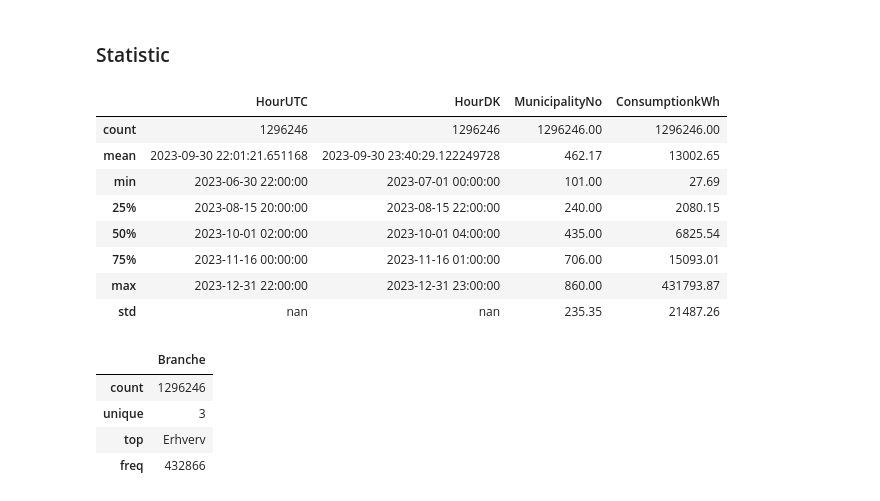
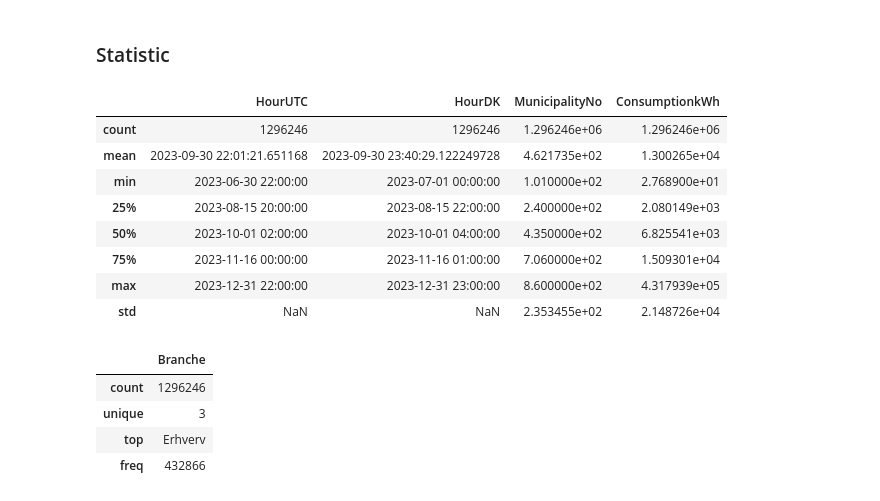
Before and after one commit to JohnPPinto/energy-consumption-forecasting, a Jupyter notebook: notebooks/02_data_cleaning_eda.ipynb, the cells around one changed output. Drawn from its saved outputs; the diff is of its cells as text; code cells hidden in the pictures.

```diff
--- a/notebooks/02_data_cleaning_eda.ipynb
+++ b/notebooks/02_data_cleaning_eda.ipynb
@@ -190,17 +190,17 @@ memory usage: 40.8 MB
 # %% [markdown]
 ### Statistic
 # %%
-dataset_df.describe().map(lambda x: f'{x:.2f}' if type(x) == float else x)
+dataset_df.describe().apply(lambda x: f'{x:.2f}' if type(x) == float else x)
 # %% [output]
 |  | HourUTC | HourDK | MunicipalityNo | ConsumptionkWh |
-| count | 1296246 | 1296246 | 1296246.00 | 1296246.00 |
-| mean | 2023-09-30 22:01:21.651168 | 2023-09-30 23:40:29.122249728 | 462.17 | 13002.65 |
-| min | 2023-06-30 22:00:00 | 2023-07-01 00:00:00 | 101.00 | 27.69 |
-| 25% | 2023-08-15 20:00:00 | 2023-08-15 22:00:00 | 240.00 | 2080.15 |
-| 50% | 2023-10-01 02:00:00 | 2023-10-01 04:00:00 | 435.00 | 6825.54 |
-| 75% | 2023-11-16 00:00:00 | 2023-11-16 01:00:00 | 706.00 | 15093.01 |
-| max | 2023-12-31 22:00:00 | 2023-12-31 23:00:00 | 860.00 | 431793.87 |
-| std | nan | nan | 235.35 | 21487.26 |
+| count | 1296246 | 1296246 | 1.296246e+06 | 1.296246e+06 |
+| mean | 2023-09-30 22:01:21.651168 | 2023-09-30 23:40:29.122249728 | 4.621735e+02 | 1.300265e+04 |
+| min | 2023-06-30 22:00:00 | 2023-07-01 00:00:00 | 1.010000e+02 | 2.768900e+01 |
+| 25% | 2023-08-15 20:00:00 | 2023-08-15 22:00:00 | 2.400000e+02 | 2.080149e+03 |
+| 50% | 2023-10-01 02:00:00 | 2023-10-01 04:00:00 | 4.350000e+02 | 6.825541e+03 |
+| 75% | 2023-11-16 00:00:00 | 2023-11-16 01:00:00 | 7.060000e+02 | 1.509301e+04 |
+| max | 2023-12-31 22:00:00 | 2023-12-31 23:00:00 | 8.600000e+02 | 4.317939e+05 |
+| std | NaN | NaN | 2.353455e+02 | 2.148726e+04 |
 # %%
 dataset_df.describe(include='category')
 # %% [output]
```
Also changed, not shown: parts of 1 cell of this notebook, 10 other files.
